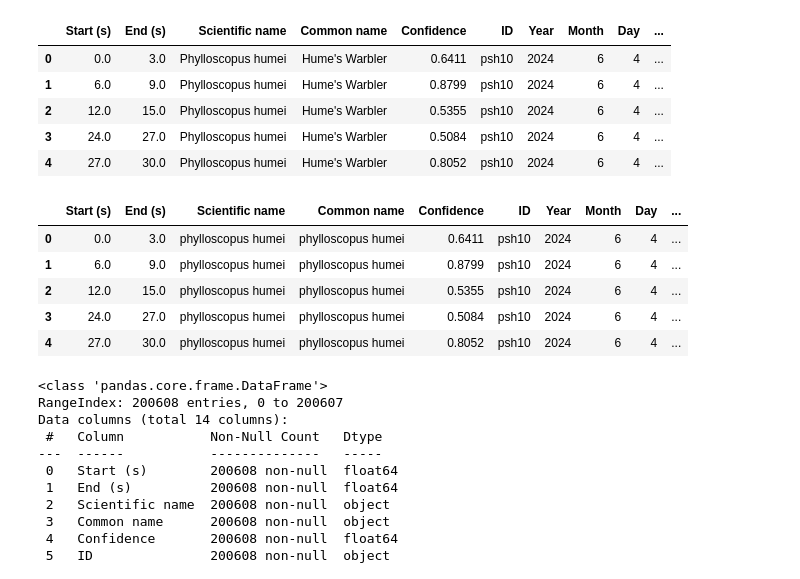
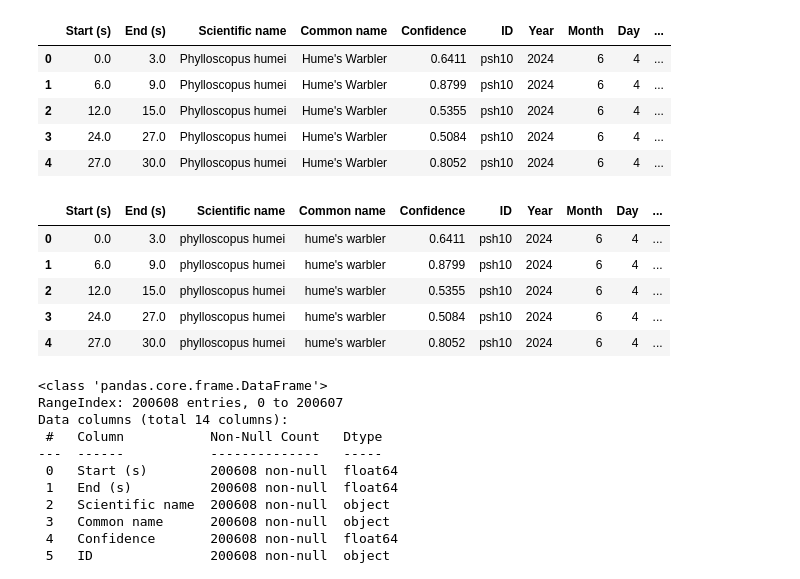
Before and after one commit to andreihushcha/bird_audio_2025, a Jupyter notebook: notebook_merging_audio_data.ipynb, the cells around one changed output. Drawn from its saved outputs; the diff is of its cells as text; code cells hidden in the pictures.

```diff
--- a/notebook_merging_audio_data.ipynb
+++ b/notebook_merging_audio_data.ipynb
@@ -91,25 +91,24 @@ merged05.head()
 | 3 | 24.0 | 27.0 | Phylloscopus humei | Hume's Warbler | 0.5084 | psh10 | 2024 | 6 | 4 | ... |
 | 4 | 27.0 | 30.0 | Phylloscopus humei | Hume's Warbler | 0.8052 | psh10 | 2024 | 6 | 4 | ... |
 # %%
-
 df_all_species = pd.read_excel('data/all_species.xlsx')
 
 merged05['Scientific name'] = merged05['Scientific name'].str.lower()
-merged05['Common name'] = merged05['Scientific name'].str.lower()
+merged05['Common name'] = merged05['Common name'].str.lower()
 
 df_all_species['Scientific Name'] = df_all_species['Scientific Name'].str.lower()
-df_all_species['Species Name'] = df_all_species['Scientific Name'].str.lower()
+df_all_species['Species Name'] = df_all_species['Species Name'].str.lower()
 
 merged05['Habitant'] = merged05['Scientific name'].isin(df_all_species['Scientific Name']).astype(int)
 
 merged05.head()
 # %% [output]
 |  | Start (s) | End (s) | Scientific name | Common name | Confidence | ID | Year | Month | Day | ... |
-| 0 | 0.0 | 3.0 | phylloscopus humei | phylloscopus humei | 0.6411 | psh10 | 2024 | 6 | 4 | ... |
-| 1 | 6.0 | 9.0 | phylloscopus humei | phylloscopus humei | 0.8799 | psh10 | 2024 | 6 | 4 | ... |
-| 2 | 12.0 | 15.0 | phylloscopus humei | phylloscopus humei | 0.5355 | psh10 | 2024 | 6 | 4 | ... |
-| 3 | 24.0 | 27.0 | phylloscopus humei | phylloscopus humei | 0.5084 | psh10 | 2024 | 6 | 4 | ... |
-| 4 | 27.0 | 30.0 | phylloscopus humei | phylloscopus humei | 0.8052 | psh10 | 2024 | 6 | 4 | ... |
+| 0 | 0.0 | 3.0 | phylloscopus humei | hume's warbler | 0.6411 | psh10 | 2024 | 6 | 4 | ... |
+| 1 | 6.0 | 9.0 | phylloscopus humei | hume's warbler | 0.8799 | psh10 | 2024 | 6 | 4 | ... |
+| 2 | 12.0 | 15.0 | phylloscopus humei | hume's warbler | 0.5355 | psh10 | 2024 | 6 | 4 | ... |
+| 3 | 24.0 | 27.0 | phylloscopus humei | hume's warbler | 0.5084 | psh10 | 2024 | 6 | 4 | ... |
+| 4 | 27.0 | 30.0 | phylloscopus humei | hume's warbler | 0.8052 | psh10 | 2024 | 6 | 4 | ... |
 # %%
 merged05.info()
 # %% [output]
```
Also changed, not shown: parts of 1 cell of this notebook, 5 other files.
